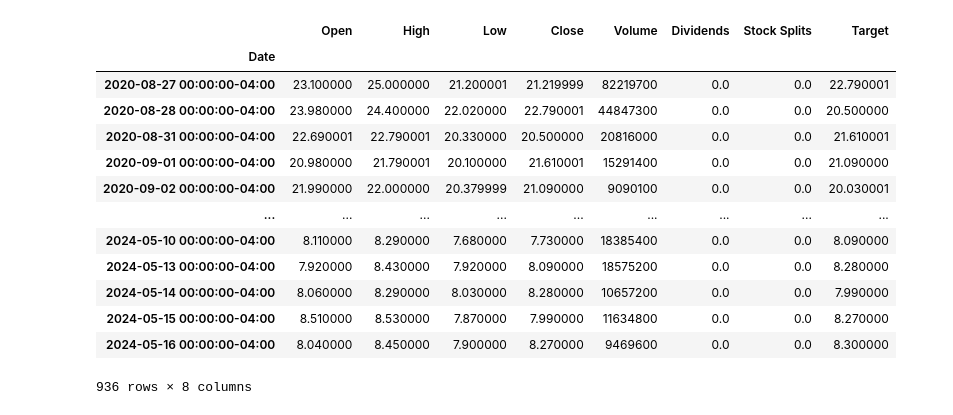
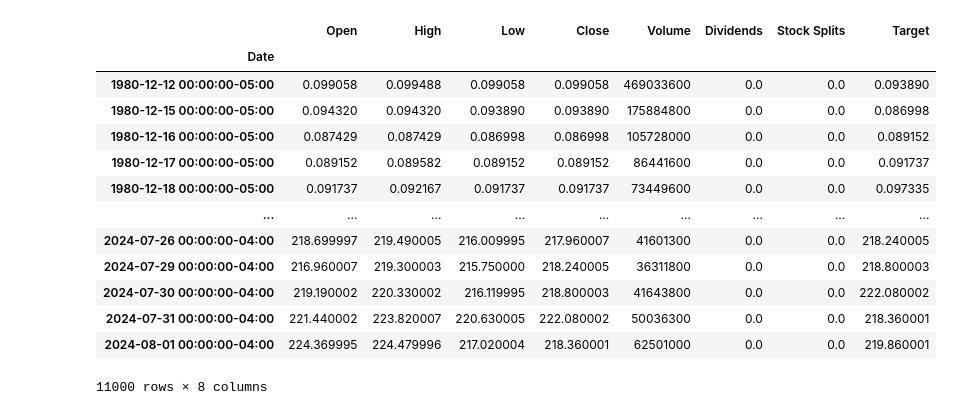
Before and after one commit to mwong14/assistant, a Jupyter notebook: assistant.ipynb, the cells around one changed output. Saved outputs shown, nothing was run; the diff lists cells and outputs as text; code cells hidden in the pictures.

```diff
--- a/assistant.ipynb
+++ b/assistant.ipynb
@@ -14,27 +15,27 @@ model2.compile(optimizer='adam', loss='mean_squared_error', metrics=['mean_absol
 model3 = tf.keras.models.load_model('model3.keras', compile=False)
 model3.compile(optimizer='adam', loss='mean_squared_error', metrics=['mean_absolute_error'])
 # %%
-ticker = yf.Ticker('xpev')
+ticker = yf.Ticker('aapl')
 
 ticker_hist = ticker.history(period='max')
 ticker_hist['Target'] = ticker_hist['Close'].shift(-1)
 ticker_hist = ticker_hist.drop(ticker_hist.index[-1])
 ticker_hist
 # %% [output]
 |  | Open | High | Low | Close | Volume | Dividends | Stock Splits | Target |
 | Date |  |  |  |  |  |  |  |  |
-| 2020-08-27 00:00:00-04:00 | 23.100000 | 25.000000 | 21.200001 | 21.219999 | 82219700 | 0.0 | 0.0 | 22.790001 |
-| 2020-08-28 00:00:00-04:00 | 23.980000 | 24.400000 | 22.020000 | 22.790001 | 44847300 | 0.0 | 0.0 | 20.500000 |
-| 2020-08-31 00:00:00-04:00 | 22.690001 | 22.790001 | 20.330000 | 20.500000 | 20816000 | 0.0 | 0.0 | 21.610001 |
-| 2020-09-01 00:00:00-04:00 | 20.980000 | 21.790001 | 20.100000 | 21.610001 | 15291400 | 0.0 | 0.0 | 21.090000 |
-| 2020-09-02 00:00:00-04:00 | 21.990000 | 22.000000 | 20.379999 | 21.090000 | 9090100 | 0.0 | 0.0 | 20.030001 |
+| 1980-12-12 00:00:00-05:00 | 0.099058 | 0.099488 | 0.099058 | 0.099058 | 469033600 | 0.0 | 0.0 | 0.093890 |
+| 1980-12-15 00:00:00-05:00 | 0.094320 | 0.094320 | 0.093890 | 0.093890 | 175884800 | 0.0 | 0.0 | 0.086998 |
+| 1980-12-16 00:00:00-05:00 | 0.087429 | 0.087429 | 0.086998 | 0.086998 | 105728000 | 0.0 | 0.0 | 0.089152 |
+| 1980-12-17 00:00:00-05:00 | 0.089152 | 0.089582 | 0.089152 | 0.089152 | 86441600 | 0.0 | 0.0 | 0.091737 |
+| 1980-12-18 00:00:00-05:00 | 0.091737 | 0.092167 | 0.091737 | 0.091737 | 73449600 | 0.0 | 0.0 | 0.097335 |
 | ... | ... | ... | ... | ... | ... | ... | ... | ... |
-| 2024-05-10 00:00:00-04:00 | 8.110000 | 8.290000 | 7.680000 | 7.730000 | 18385400 | 0.0 | 0.0 | 8.090000 |
-| 2024-05-13 00:00:00-04:00 | 7.920000 | 8.430000 | 7.920000 | 8.090000 | 18575200 | 0.0 | 0.0 | 8.280000 |
-| 2024-05-14 00:00:00-04:00 | 8.060000 | 8.290000 | 8.030000 | 8.280000 | 10657200 | 0.0 | 0.0 | 7.990000 |
-| 2024-05-15 00:00:00-04:00 | 8.510000 | 8.530000 | 7.870000 | 7.990000 | 11634800 | 0.0 | 0.0 | 8.270000 |
-| 2024-05-16 00:00:00-04:00 | 8.040000 | 8.450000 | 7.900000 | 8.270000 | 9469600 | 0.0 | 0.0 | 8.300000 |
+| 2024-07-26 00:00:00-04:00 | 218.699997 | 219.490005 | 216.009995 | 217.960007 | 41601300 | 0.0 | 0.0 | 218.240005 |
+| 2024-07-29 00:00:00-04:00 | 216.960007 | 219.300003 | 215.750000 | 218.240005 | 36311800 | 0.0 | 0.0 | 218.800003 |
+| 2024-07-30 00:00:00-04:00 | 219.190002 | 220.330002 | 216.119995 | 218.800003 | 41643800 | 0.0 | 0.0 | 222.080002 |
+| 2024-07-31 00:00:00-04:00 | 221.440002 | 223.820007 | 220.630005 | 222.080002 | 50036300 | 0.0 | 0.0 | 218.360001 |
+| 2024-08-01 00:00:00-04:00 | 224.369995 | 224.479996 | 217.020004 | 218.360001 | 62501000 | 0.0 | 0.0 | 219.860001 |
-936 rows × 8 columns
+11000 rows × 8 columns
 # %%
 ticker_hist['Close_change'] = ticker_hist['Close'].diff().fillna(0)
 ticker_hist['Open_change'] = ticker_hist['Open'].diff().fillna(0)
```
Also changed, not shown: parts of 13 cells of this notebook, 4 other files.
